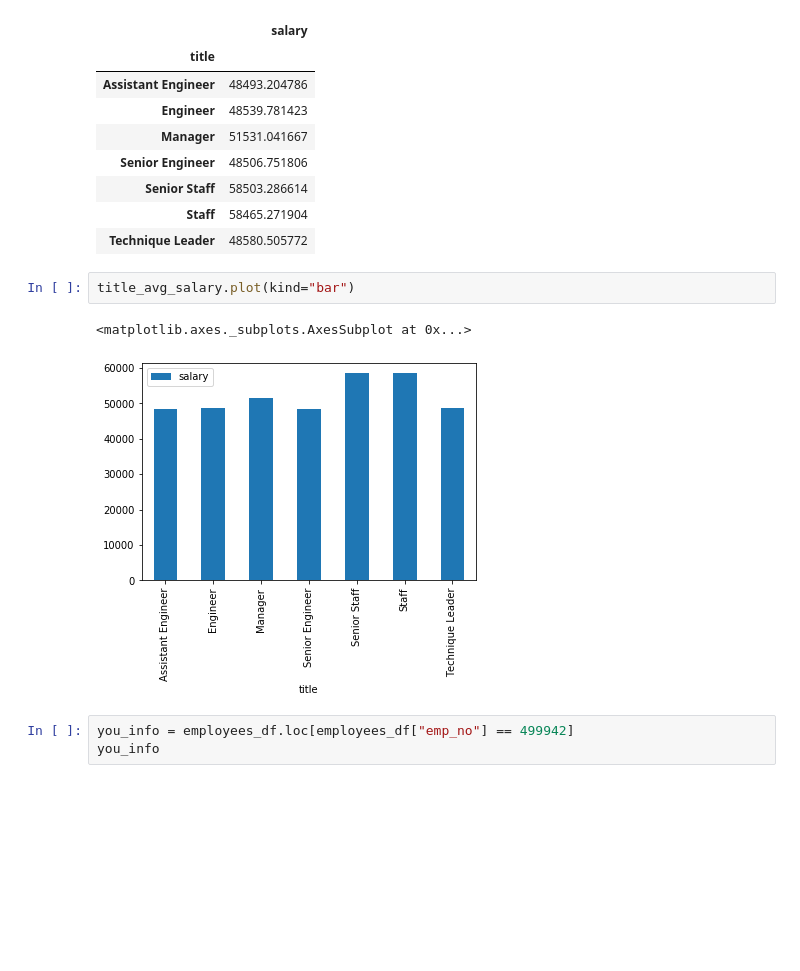
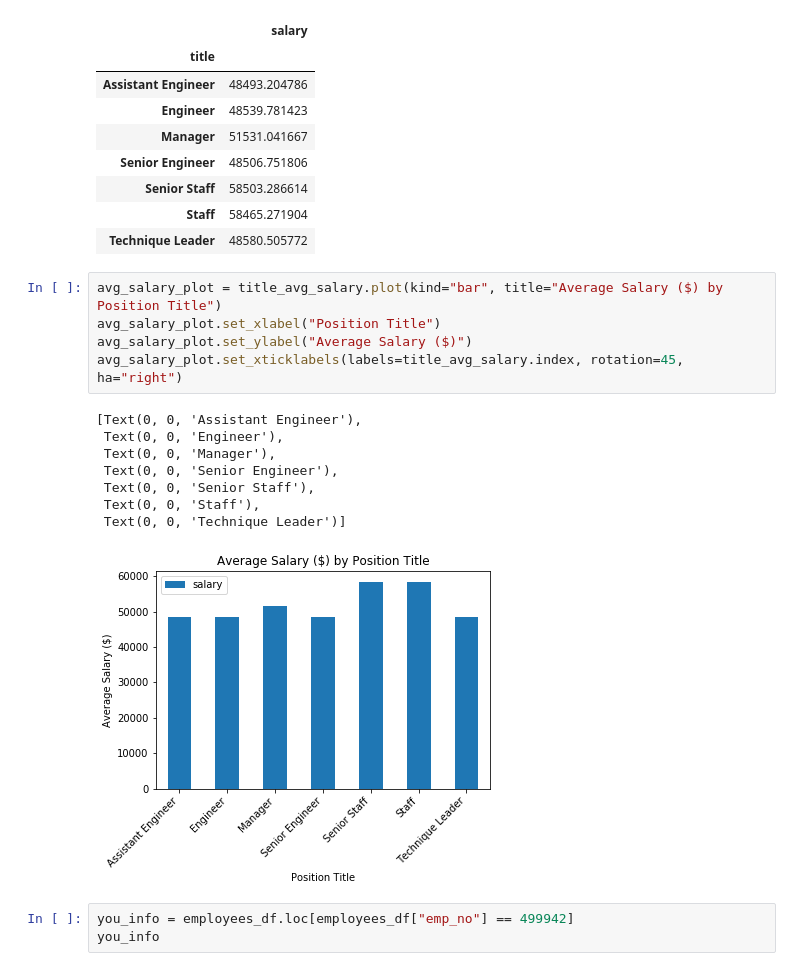
Before and after one commit to Gendo90/sql-challenge, a Jupyter notebook: EmployeeSQL/Analysis/Salary Check from DB.ipynb, the cells around one changed output. Saved outputs shown, nothing was run; the diff lists cells and outputs as text; blank space fills up the shorter version.

```diff
--- a/EmployeeSQL/Analysis/Salary Check from DB.ipynb
+++ b/EmployeeSQL/Analysis/Salary Check from DB.ipynb
@@ -118,11 +118,20 @@ title_avg_salary
 | Senior Staff | 58503.286614 |
 | Staff | 58465.271904 |
 | Technique Leader | 48580.505772 |
-# %%
-title_avg_salary.plot(kind="bar")
-# %% [output]
-<matplotlib.axes._subplots.AxesSubplot at 0x...>
-[figure, removed]
+# %%
+avg_salary_plot = title_avg_salary.plot(kind="bar", title="Average Salary ($) by Position Title")
+avg_salary_plot.set_xlabel("Position Title")
+avg_salary_plot.set_ylabel("Average Salary ($)")
+avg_salary_plot.set_xticklabels(labels=title_avg_salary.index, rotation=45, ha="right")
+# %% [output]
+[Text(0, 0, 'Assistant Engineer'),
+ Text(0, 0, 'Engineer'),
+ Text(0, 0, 'Manager'),
+ Text(0, 0, 'Senior Engineer'),
+ Text(0, 0, 'Senior Staff'),
+ Text(0, 0, 'Staff'),
+ Text(0, 0, 'Technique Leader')]
+[figure, added]
 # %%
 you_info = employees_df.loc[employees_df["emp_no"] == 499942]
 you_info
```
Also changed, not shown: parts of 1 cell of this notebook, 1 other file.
